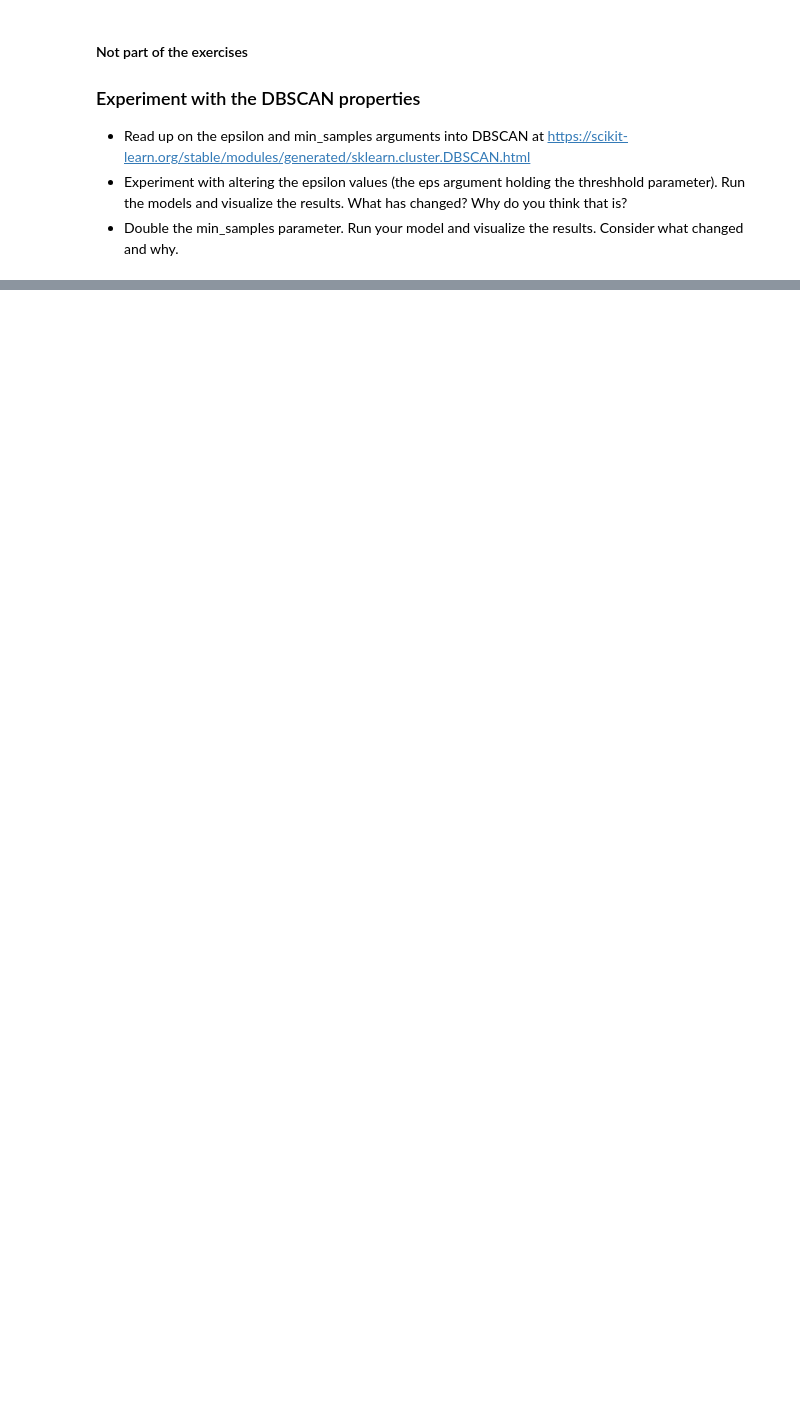
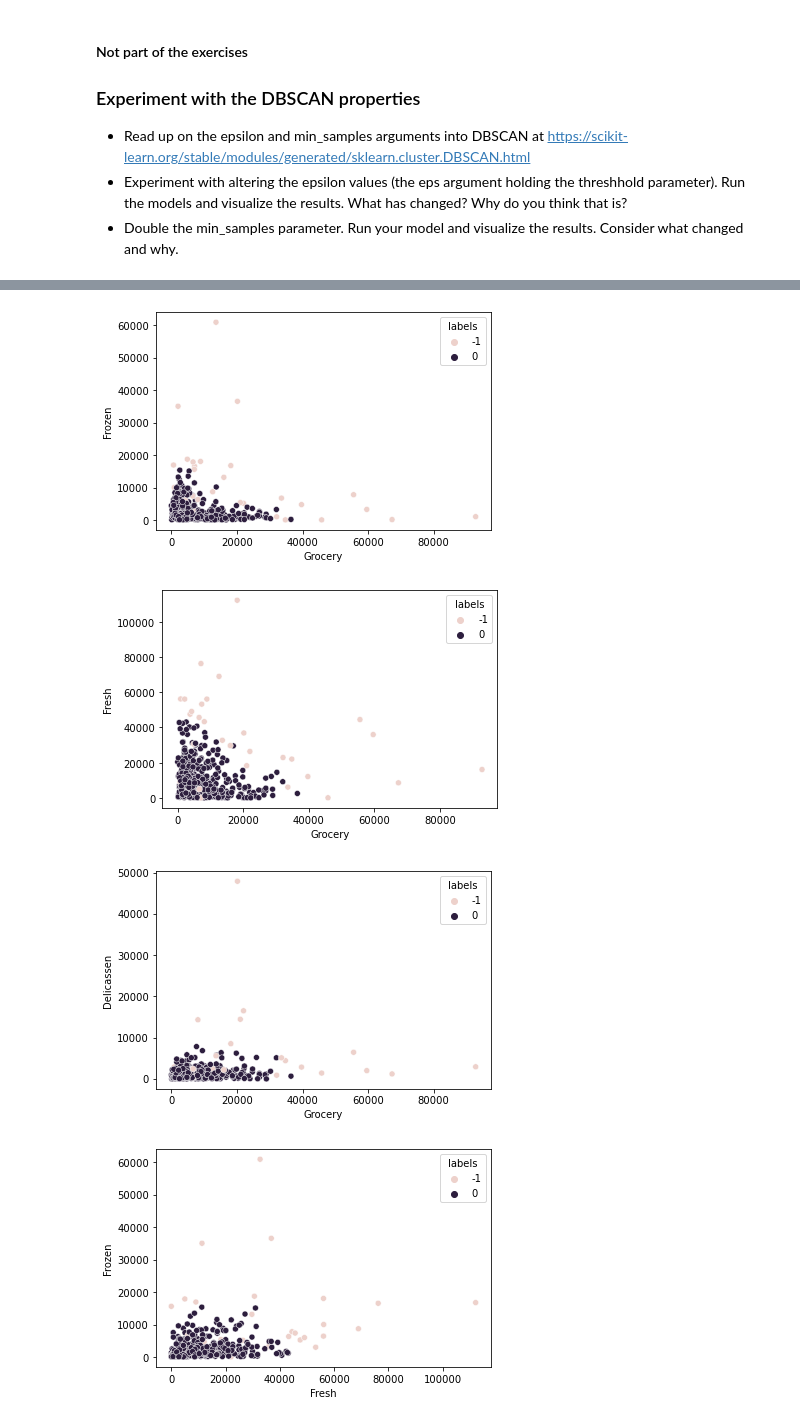
Before and after one commit to nicholas-dougherty/anomaly-detection-exercises, a Jupyter notebook: clustering_anomaly_detection.ipynb, the cells around one changed output, grey strips where cells are left out. Drawn from its saved outputs; the diff is of its cells as text; code cells hidden in the pictures; blank space fills up the shorter version.

```diff
--- a/clustering_anomaly_detection.ipynb
+++ b/clustering_anomaly_detection.ipynb
@@ -34,0 +163,23 @@ import env
+# %%
+sns.scatterplot(df2.Grocery, df2.Frozen, hue=df2.labels)
+plt.show()
+
+sns.scatterplot(df2.Grocery, df2.Fresh, hue=df2.labels)
+plt.show()
+
+sns.scatterplot(df2.Grocery, df2.Delicassen, hue=df2.labels)
+plt.show()
+
+sns.scatterplot(df2.Fresh, df2.Frozen, hue=df2.labels)
+plt.show()
+
+sns.scatterplot(df2.Fresh, df2.Delicassen, hue=df2.labels)
+plt.show()
+
+sns.scatterplot(df2.Frozen, df2.Delicassen, hue=df2.labels)
+plt.show()
+# %% [output]
+[figure, added]
+[figure, added]
+[figure, added]
+[figure, added]
```
Also changed, not shown: parts of 23 cells of this notebook.
